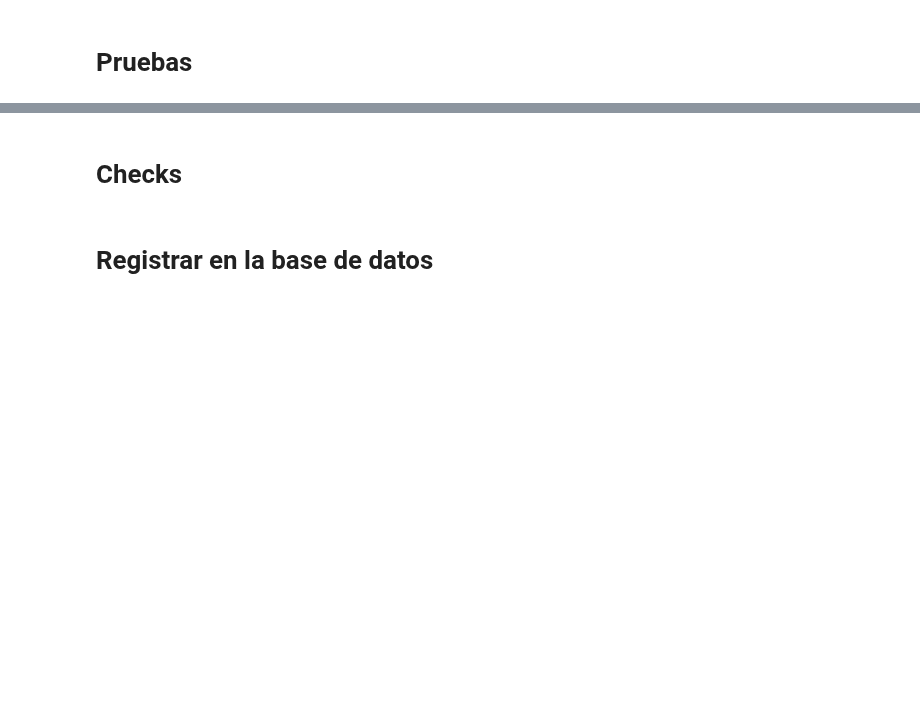
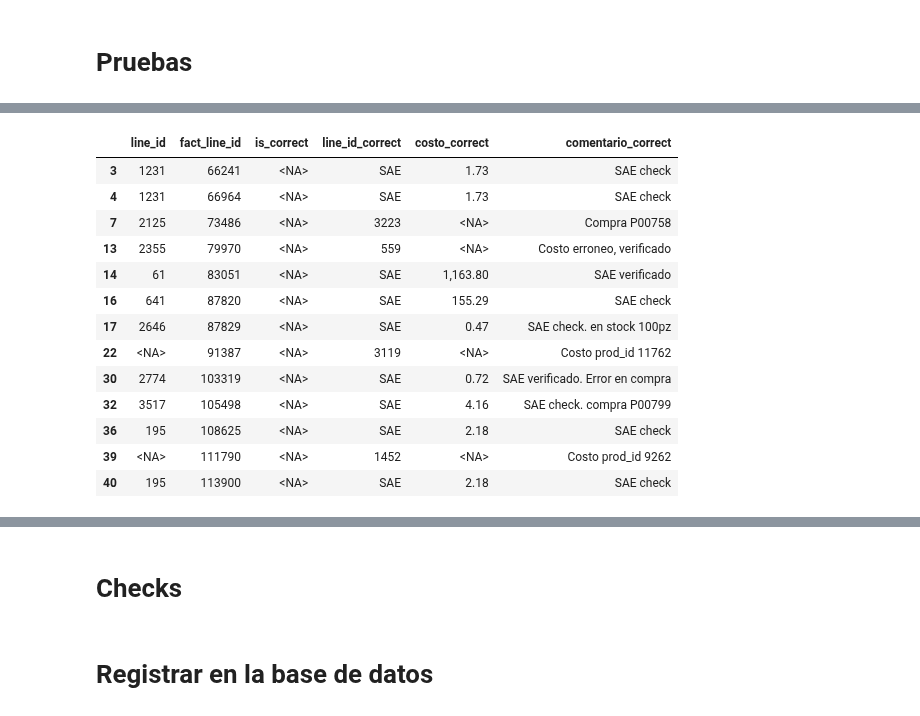
Before and after one commit to ecostichp/odoo_comisiones, a Jupyter notebook: comisiones/algoritmos/algoritmo_costo_de_venta_mes_func.ipynb, the cells around one changed output, grey strips where cells are left out. Saved outputs shown, nothing was run; the diff lists cells and outputs as text; code cells hidden in the pictures; blank space fills up the shorter version.

```diff
--- a/comisiones/algoritmos/algoritmo_costo_de_venta_mes_func.ipynb
+++ b/comisiones/algoritmos/algoritmo_costo_de_venta_mes_func.ipynb
@@ -771,0 +790,17 @@ wep
+# %%
+correciones[~correciones['line_id_correct'].isna()]
+# %% [output]
+|  | line_id | fact_line_id | is_correct | line_id_correct | costo_correct | comentario_correct |
+| 3 | 1231 | 66241 | <NA> | SAE | 1.73 | SAE check |
+| 4 | 1231 | 66964 | <NA> | SAE | 1.73 | SAE check |
+| 7 | 2125 | 73486 | <NA> | 3223 | <NA> | Compra P00758 |
+| 13 | 2355 | 79970 | <NA> | 559 | <NA> | Costo erroneo, verificado |
+| 14 | 61 | 83051 | <NA> | SAE | 1,163.80 | SAE verificado |
+| 16 | 641 | 87820 | <NA> | SAE | 155.29 | SAE check |
+| 17 | 2646 | 87829 | <NA> | SAE | 0.47 | SAE check. en stock 100pz |
+| 22 | <NA> | 91387 | <NA> | 3119 | <NA> | Costo prod_id 11762 |
+| 30 | 2774 | 103319 | <NA> | SAE | 0.72 | SAE verificado. Error en compra |
+| 32 | 3517 | 105498 | <NA> | SAE | 4.16 | SAE check. compra P00799 |
+| 36 | 195 | 108625 | <NA> | SAE | 2.18 | SAE check |
+| 39 | <NA> | 111790 | <NA> | 1452 | <NA> | Costo prod_id 9262 |
+| 40 | 195 | 113900 | <NA> | SAE | 2.18 | SAE check |
```
Also changed, not shown: parts of 8 cells of this notebook.
